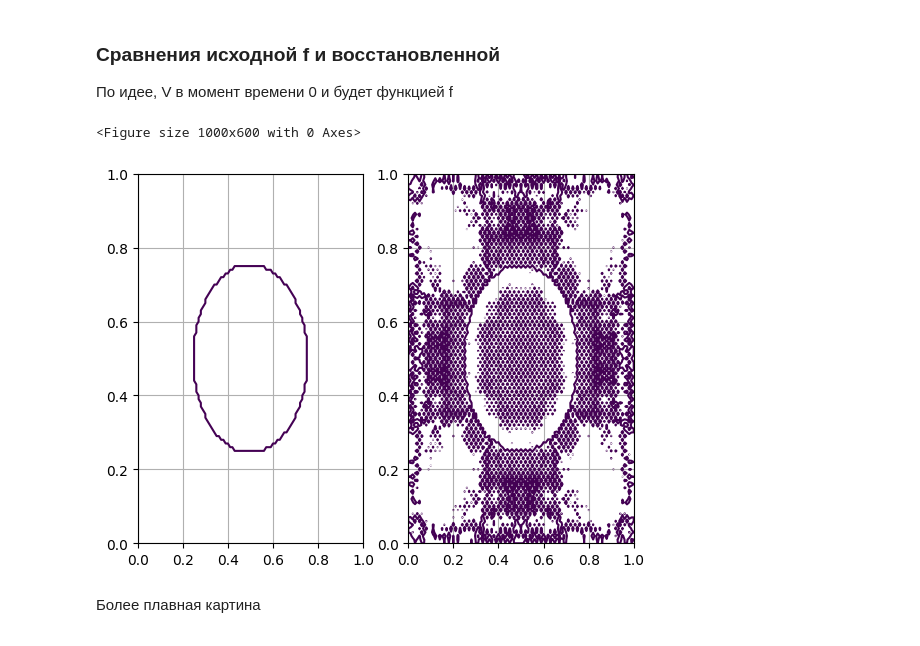
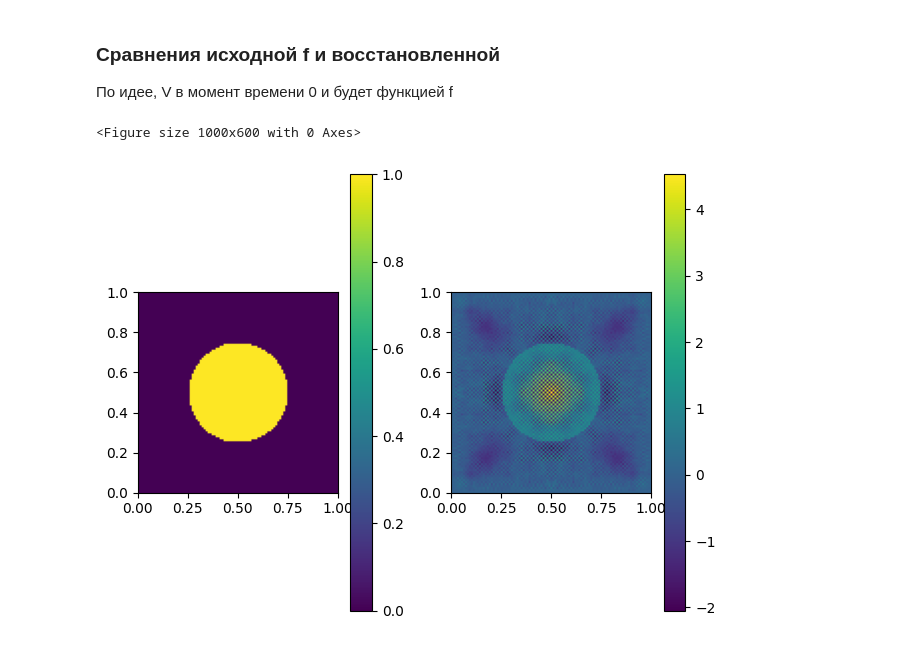
Before and after one commit to Rodeffs/Year4_Programming, a Jupyter notebook: Inverse_Problems/04_lab/photoacoustic_imaging.ipynb, the cells around one changed output. Saved outputs shown, nothing was run; the diff lists cells and outputs as text; code cells hidden in the pictures.

```diff
--- a/Inverse_Problems/04_lab/photoacoustic_imaging.ipynb
+++ b/Inverse_Problems/04_lab/photoacoustic_imaging.ipynb
@@ -179,25 +179,25 @@ for i in range(dimT-2, -1, -1):  # идём по времени назад
 # %%
 plt.figure(figsize=(10, 6))
 
 fig, axes = plt.subplots(1, 2)
 
 z1 = np.zeros((dimX, dimY))
 z2 = np.zeros((dimX, dimY))
 
 for j in range(dimX):
     for k in range(dimY):
         z1[j][k] = f(X[j], Y[k])
         z2[j][k] = V[j][k][0]
 
-axes[0].contour(X, Y, z1, levels=[0])
-axes[1].contour(X, Y, z2, levels=[0])
+im1 = axes[0].imshow(z1, origin='lower', extent=[0,L,0,L])
+im2 = axes[1].imshow(z2, origin='lower', extent=[0,L,0,L])
 
-axes[0].grid()
-axes[1].grid()
+plt.colorbar(im1, ax=axes[0])
+plt.colorbar(im2, ax=axes[1])
+
+plt.tight_layout()
 
 plt.show()
 # %% [output]
 <Figure size 1000x600 with 0 Axes>
-[figure, old version]
+[figure, new version]
-# %% [markdown]
-Более плавная картина
```
Also changed, not shown: parts of 1 cell of this notebook.
